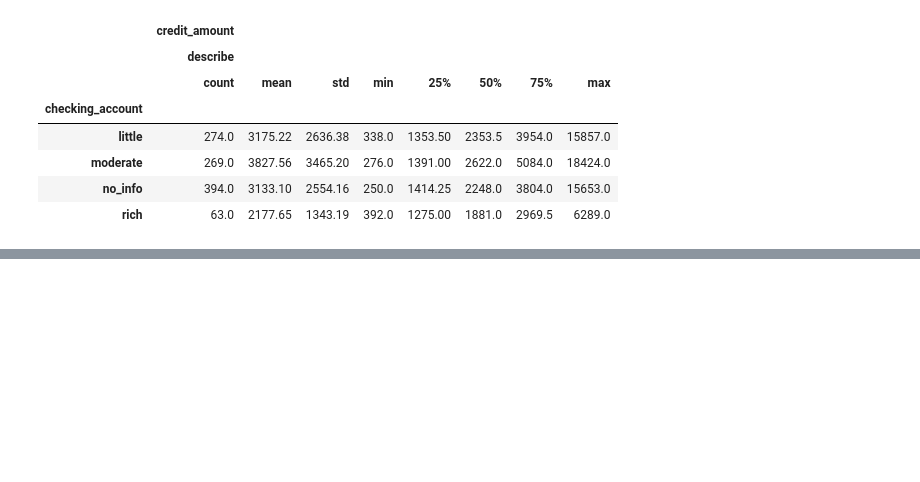
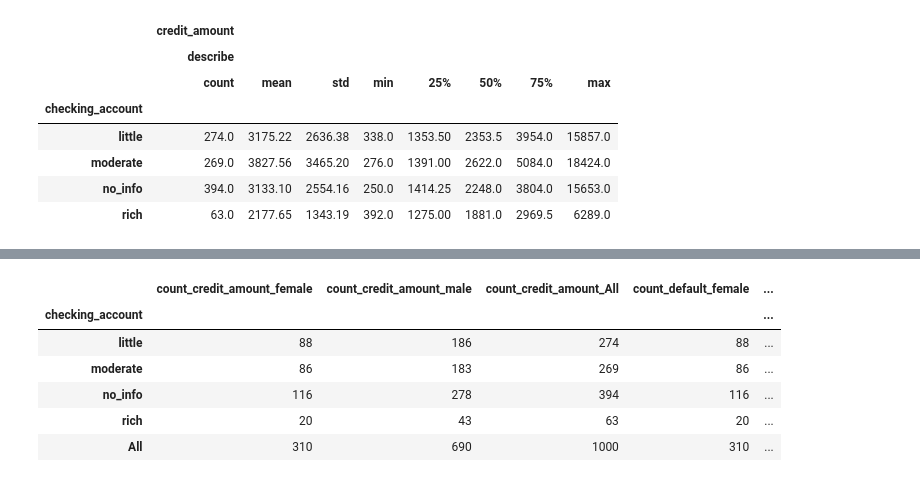
Before and after one commit to Serggi0/learn-data, a Jupyter notebook: gleb-mihailov/german_ds.ipynb, the cells around one changed output, grey strips where cells are left out. Cells and saved outputs as stored; diff of their text form; code cells hidden in the pictures; blank space fills up the shorter version.

```diff
--- a/gleb-mihailov/german_ds.ipynb
+++ b/gleb-mihailov/german_ds.ipynb
@@ -107,0 +171,20 @@ df.groupby('checking_account').agg(agg_func_describe).round(2)
+# %%
+t = df.pivot_table(
+    index='checking_account',
+    columns='sex',
+    values=['default', 'credit_amount'],
+    aggfunc=['count','mean'],
+    margins=True
+)
+# %%
+t.columns = ['_'.join(col).strip() for col in t.columns.values]
+# %%
+t
+# %% [output]
+|  | count_credit_amount_female | count_credit_amount_male | count_credit_amount_All | count_default_female | ... |
+| checking_account |  |  |  |  | ... |
+| little | 88 | 186 | 274 | 88 | ... |
+| moderate | 86 | 183 | 269 | 86 | ... |
+| no_info | 116 | 278 | 394 | 116 | ... |
+| rich | 20 | 43 | 63 | 20 | ... |
+| All | 310 | 690 | 1000 | 310 | ... |
```
Also changed, not shown: parts of 8 cells of this notebook, 3 other files.
